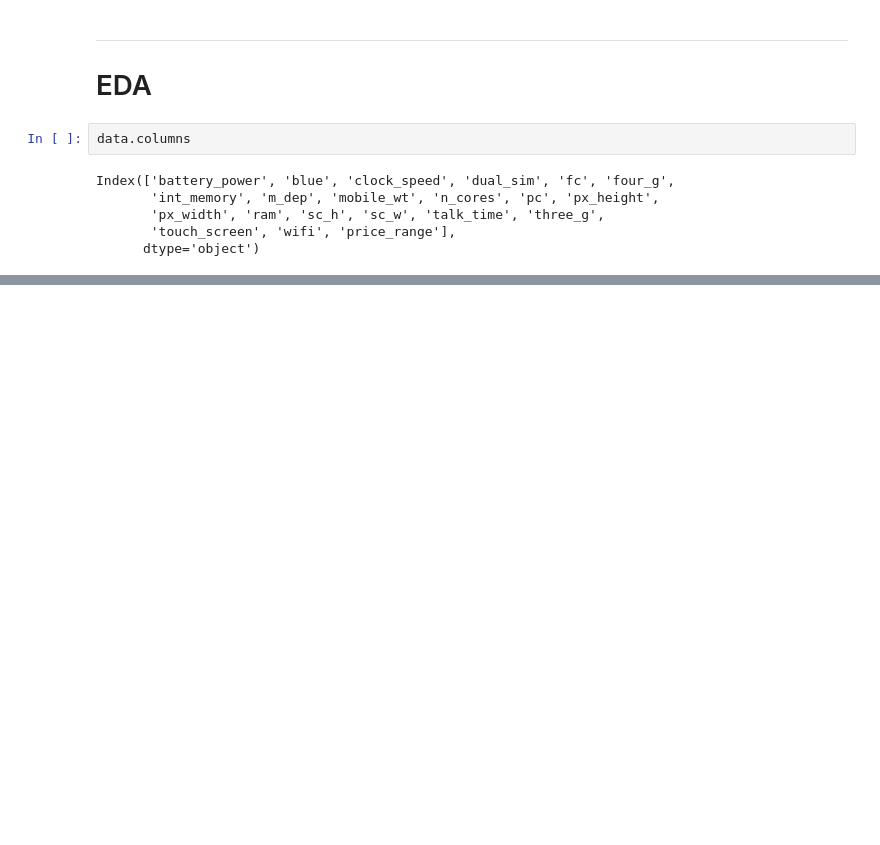
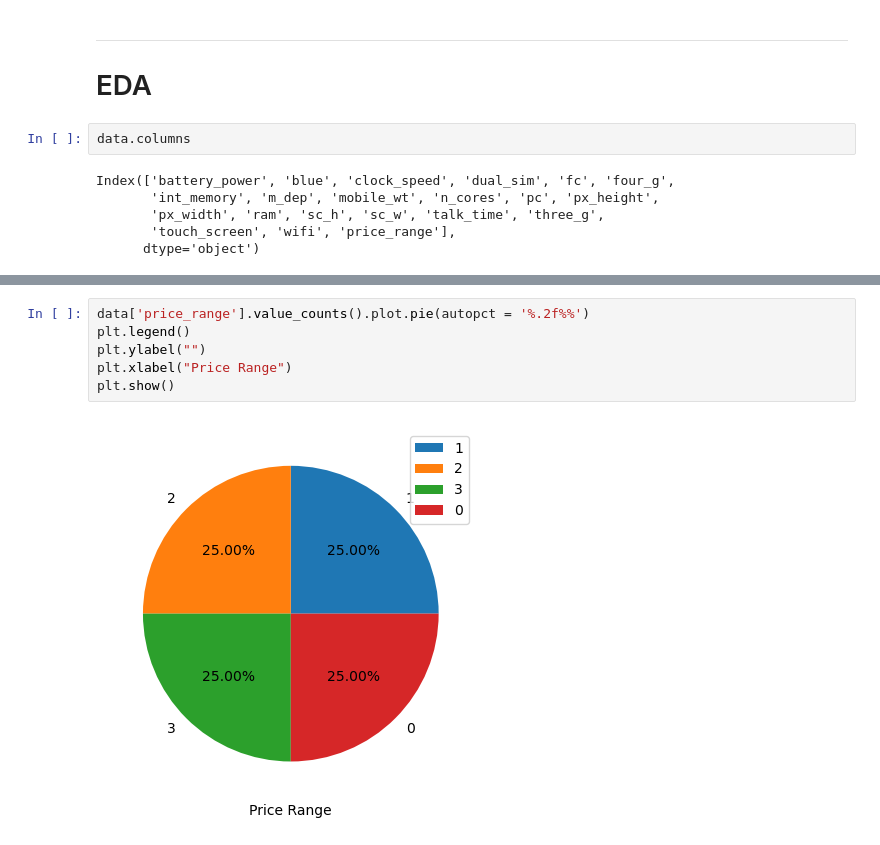
Before and after one commit to kskarthiksk/TCS-ION-Internship, a Jupyter notebook: Ranking Features of a Smartphone.ipynb, the cells around one changed output, grey strips where cells are left out. Saved outputs shown, nothing was run; the diff lists cells and outputs as text; blank space fills up the shorter version.

```diff
--- a/Ranking Features of a Smartphone.ipynb
+++ b/Ranking Features of a Smartphone.ipynb
@@ -50,0 +162,8 @@ Index(['battery_power', 'blue', 'clock_speed', 'dual_sim', 'fc', 'four_g',
+# %%
+data['price_range'].value_counts().plot.pie(autopct = '%.2f%%')
+plt.legend()
+plt.ylabel("")
+plt.xlabel("Price Range")
+plt.show()
+# %% [output]
+[figure, added]
```
Also changed, not shown: parts of 7 cells of this notebook.
